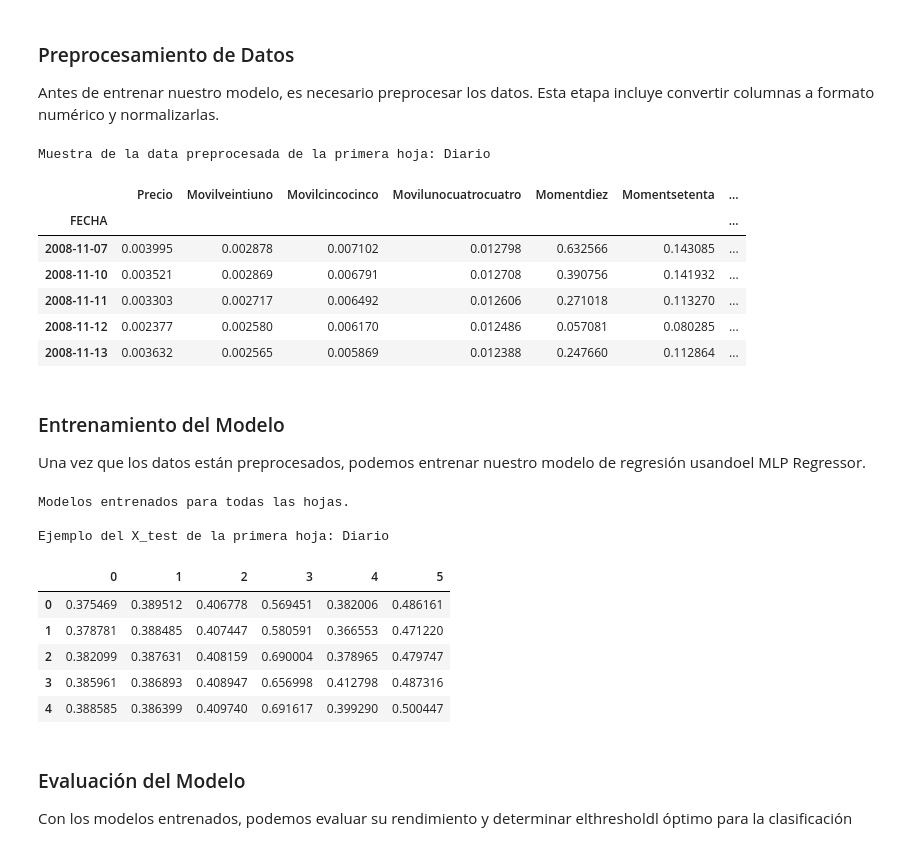
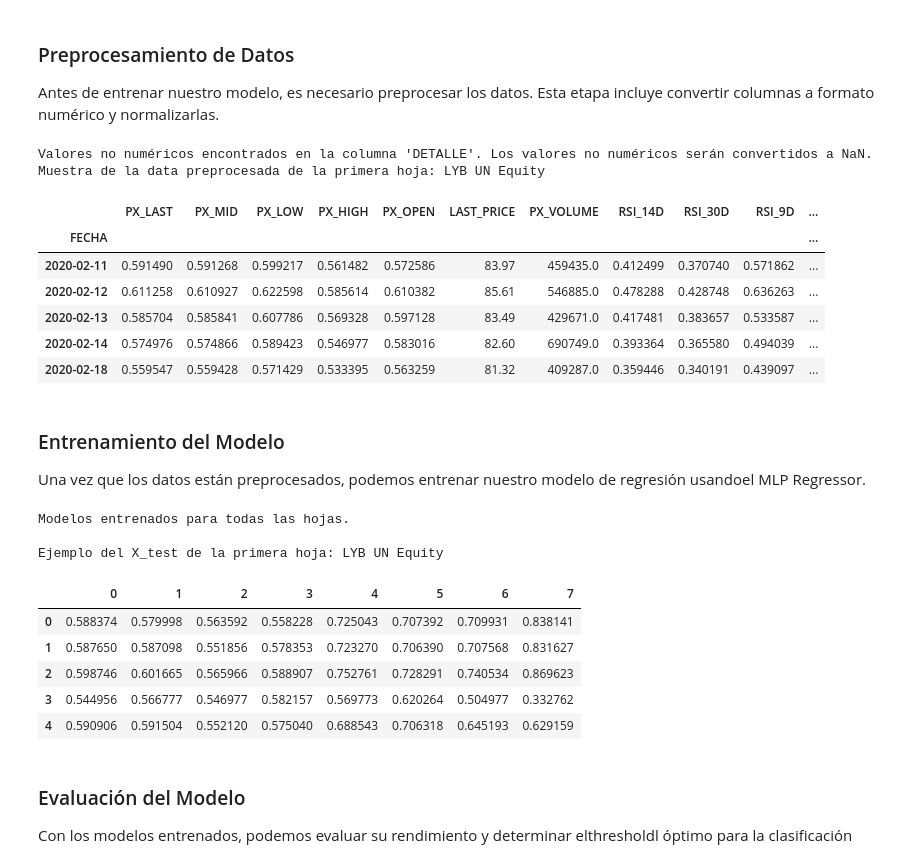
Before and after one commit to totallynotdavid/excel_analysis, a Jupyter notebook: main.ipynb, the cells around one changed output. Drawn from its saved outputs; the diff is of its cells as text; code cells hidden in the pictures.

```diff
--- a/main.ipynb
+++ b/main.ipynb
@@ -16,12 +16,14 @@ from sklearn import metrics
 from sklearn import svm, model_selection
 
 # Constantes
-EXCEL_FILE_NAME = 'Base2.xlsx'
+EXCEL_FILE_NAME = 'Hoja_1.xlsx'
 COLUMN_NAMES = {
-    "price": "Precio",
-    "features": ['Movilveintiuno', 'Movilcincocinco', 'Movilunocuatrocuatro', 'Momentdiez', 'Momentsetenta', 'Momenttrescerocero'],
-    "detail": 'Detalle',
+    "price": "PX_LAST",
+    "features": ['PX_MID', 'PX_LOW', 'PX_HIGH', 'PX_OPEN', 'RSI_14D', 'RSI_30D', 'RSI_9D', 'RSI_3D'],
+    "detail": 'DETALLE',
 }
+INDEX_COLUMN = 'FECHA'
+DEFAULT_DTYPE = 'float64'
 
 class SheetResult:
     def __init__(self, sheet_name, final_value):
@@ -73,33 +81,50 @@ Sample de la data de la primera hoja: Diario
 
 Antes de entrenar nuestro modelo, es necesario preprocesar los datos. Esta etapa incluye convertir columnas a formato numérico y normalizarlas.
 # %%
+def ensure_float64(df):
+    if not all(df.dtypes == 'float64'):
+        raise ValueError("Todas las columnas deben ser de tipo float64")
+
 def preprocess_data(df):
     columns_to_check = [COLUMN_NAMES["price"], COLUMN_NAMES["detail"]] + COLUMN_NAMES["features"]
     for column in columns_to_check:
+        is_non_numeric = pd.to_numeric(df[column], errors='coerce').isna()
+
+        if is_non_numeric.sum() > 0:
+            print(f"Valores no numéricos encontrados en la columna '{column}'. Los valores no numéricos serán convertidos a NaN.")
+
         df[column] = pd.to_numeric(df[column], errors='coerce')
+        df[column] = df[column].astype('float64')
+
     df.fillna(method='ffill', inplace=True)
+    df['PX_VOLUME'] = df['PX_VOLUME'].astype('float64')
 
-    # Normalizar la data
+    df = df[pd.to_numeric(df[COLUMN_NAMES["detail"]], errors='coerce').notnull()]
+    df.loc[:, COLUMN_NAMES["detail"]] = df[COLUMN_NAMES["detail"]].astype('float')
+
+    ensure_float64(df)
+
     columns_to_normalize = [COLUMN_NAMES["price"]] + COLUMN_NAMES["features"]
     for column in columns_to_normalize:
-        df[column] = (df[column] - df[column].min()) / (df[column].max() - df[column].min())
+        df.loc[:, column] = (df[column] - df[column].min()) / (df[column].max() - df[column].min())
 
     return df
 
 for sheet_name, df in all_data.items():
     all_data[sheet_name] = preprocess_data(df)
 
 print(f"Muestra de la data preprocesada de la primera hoja: {first_sheet_name}\n")
 display(all_data[first_sheet_name].head())
 # %% [output]
-Muestra de la data preprocesada de la primera hoja: Diario
+Valores no numéricos encontrados en la columna 'DETALLE'. Los valores no numéricos serán convertidos a NaN.
+Muestra de la data preprocesada de la primera hoja: LYB UN Equity
-|  | Precio | Movilveintiuno | Movilcincocinco | Movilunocuatrocuatro | Momentdiez | Momentsetenta | ... |
-| FECHA |  |  |  |  |  |  | ... |
-| 2008-11-07 | 0.003995 | 0.002878 | 0.007102 | 0.012798 | 0.632566 | 0.143085 | ... |
-| 2008-11-10 | 0.003521 | 0.002869 | 0.006791 | 0.012708 | 0.390756 | 0.141932 | ... |
-| 2008-11-11 | 0.003303 | 0.002717 | 0.006492 | 0.012606 | 0.271018 | 0.113270 | ... |
-| 2008-11-12 | 0.002377 | 0.002580 | 0.006170 | 0.012486 | 0.057081 | 0.080285 | ... |
-| 2008-11-13 | 0.003632 | 0.002565 | 0.005869 | 0.012388 | 0.247660 | 0.112864 | ... |
+|  | PX_LAST | PX_MID | PX_LOW | PX_HIGH | PX_OPEN | LAST_PRICE | PX_VOLUME | RSI_14D | RSI_30D | RSI_9D | ... |
+| FECHA |  |  |  |  |  |  |  |  |  |  | ... |
+| 2020-02-11 | 0.591490 | 0.591268 | 0.599217 | 0.561482 | 0.572586 | 83.97 | 459435.0 | 0.412499 | 0.370740 | 0.571862 | ... |
+| 2020-02-12 | 0.611258 | 0.610927 | 0.622598 | 0.585614 | 0.610382 | 85.61 | 546885.0 | 0.478288 | 0.428748 | 0.636263 | ... |
+| 2020-02-13 | 0.585704 | 0.585841 | 0.607786 | 0.569328 | 0.597128 | 83.49 | 429671.0 | 0.417481 | 0.383657 | 0.533587 | ... |
+| 2020-02-14 | 0.574976 | 0.574866 | 0.589423 | 0.546977 | 0.583016 | 82.60 | 690749.0 | 0.393364 | 0.365580 | 0.494039 | ... |
+| 2020-02-18 | 0.559547 | 0.559428 | 0.571429 | 0.533395 | 0.563259 | 81.32 | 409287.0 | 0.359446 | 0.340191 | 0.439097 | ... |
 # %% [markdown]
 ### Entrenamiento del Modelo
 
@@ -108,13 +133,15 @@ Una vez que los datos están preprocesados, podemos entrenar nuestro modelo de r
 def train_model(df):
     feature_cols = COLUMN_NAMES["features"]
 
-    datos_entrenamiento = df.iloc[0:2886, 0:9]
-    datos_prueba = df.iloc[2887:3607, 0:9]
+    # Dividir datos para entrenamiento y prueba
+    train_size = int(0.8 * len(df))
+    datos_entrenamiento = df.iloc[:train_size]
+    datos_prueba = df.iloc[train_size:]
 
     X_train = datos_entrenamiento[feature_cols].values
-    Y_train = datos_entrenamiento['Detalle'].values.astype('float')
+    Y_train = datos_entrenamiento[COLUMN_NAMES["detail"]].values.astype('float')
     X_test = datos_prueba[feature_cols].values
-    Y_test = datos_prueba['Detalle'].values.astype('float')
+    Y_test = datos_prueba[COLUMN_NAMES["detail"]].values.astype('float')
 
     # Entrenar el MLP Regressor
     modelo_red_neuronal = MLPRegressor(activation='logistic', hidden_layer_sizes=(200), max_iter=1000, solver='adam')
@@ -134,13 +161,13 @@ pd.DataFrame(trained_models[first_sheet_name][1]).head()
 # %% [output]
 Modelos entrenados para todas las hojas.
 
-Ejemplo del X_test de la primera hoja: Diario
+Ejemplo del X_test de la primera hoja: LYB UN Equity
-|  | 0 | 1 | 2 | 3 | 4 | 5 |
-| 0 | 0.375469 | 0.389512 | 0.406778 | 0.569451 | 0.382006 | 0.486161 |
-| 1 | 0.378781 | 0.388485 | 0.407447 | 0.580591 | 0.366553 | 0.471220 |
-| 2 | 0.382099 | 0.387631 | 0.408159 | 0.690004 | 0.378965 | 0.479747 |
-| 3 | 0.385961 | 0.386893 | 0.408947 | 0.656998 | 0.412798 | 0.487316 |
-| 4 | 0.388585 | 0.386399 | 0.409740 | 0.691617 | 0.399290 | 0.500447 |
+|  | 0 | 1 | 2 | 3 | 4 | 5 | 6 | 7 |
+| 0 | 0.588374 | 0.579998 | 0.563592 | 0.558228 | 0.725043 | 0.707392 | 0.709931 | 0.838141 |
+| 1 | 0.587650 | 0.587098 | 0.551856 | 0.578353 | 0.723270 | 0.706390 | 0.707568 | 0.831627 |
+| 2 | 0.598746 | 0.601665 | 0.565966 | 0.588907 | 0.752761 | 0.728291 | 0.740534 | 0.869623 |
+| 3 | 0.544956 | 0.566777 | 0.546977 | 0.582157 | 0.569773 | 0.620264 | 0.504977 | 0.332762 |
+| 4 | 0.590906 | 0.591504 | 0.552120 | 0.575040 | 0.688543 | 0.706318 | 0.645193 | 0.629159 |
 # %% [markdown]
 ### Evaluación del Modelo
 
```
Also changed, not shown: parts of 7 cells of this notebook.
